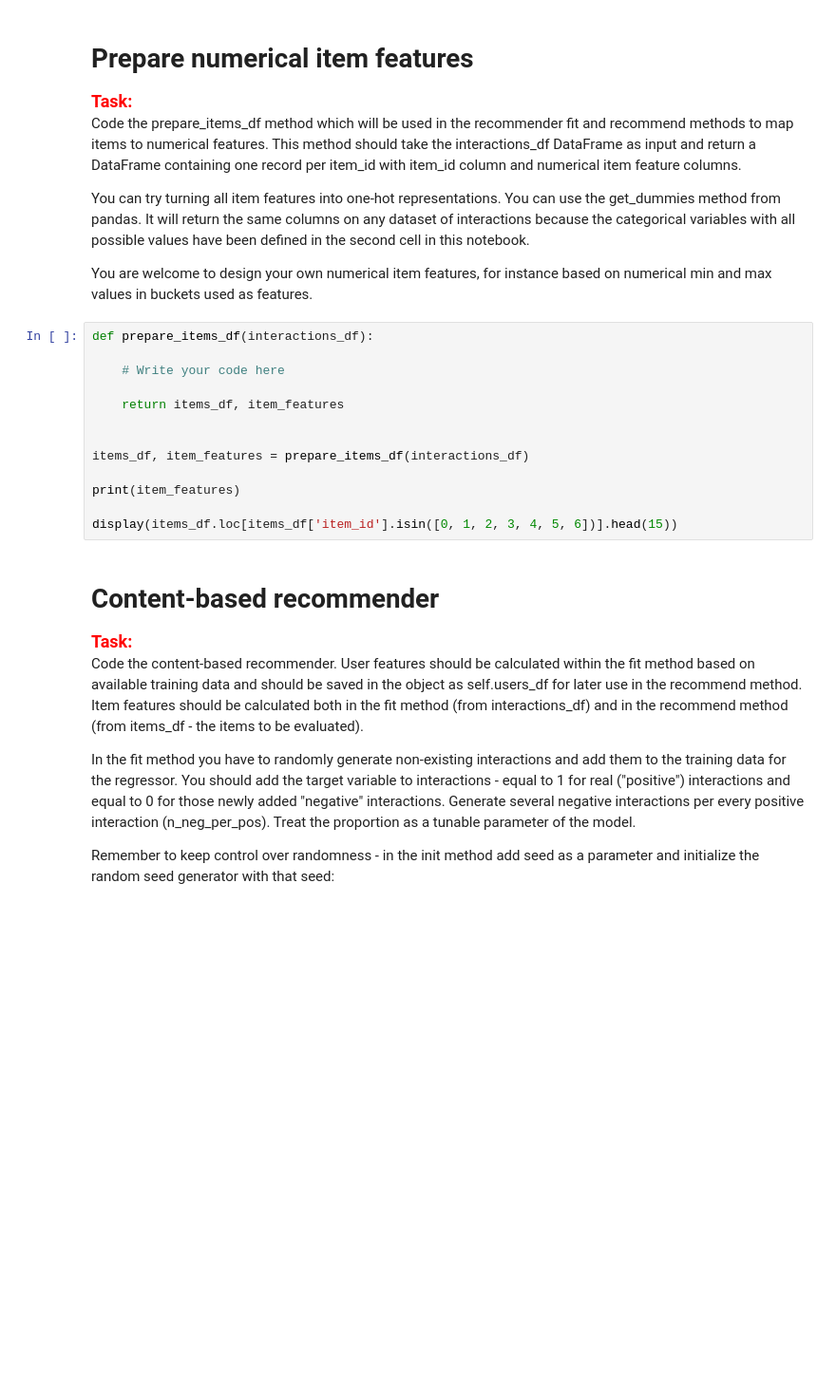
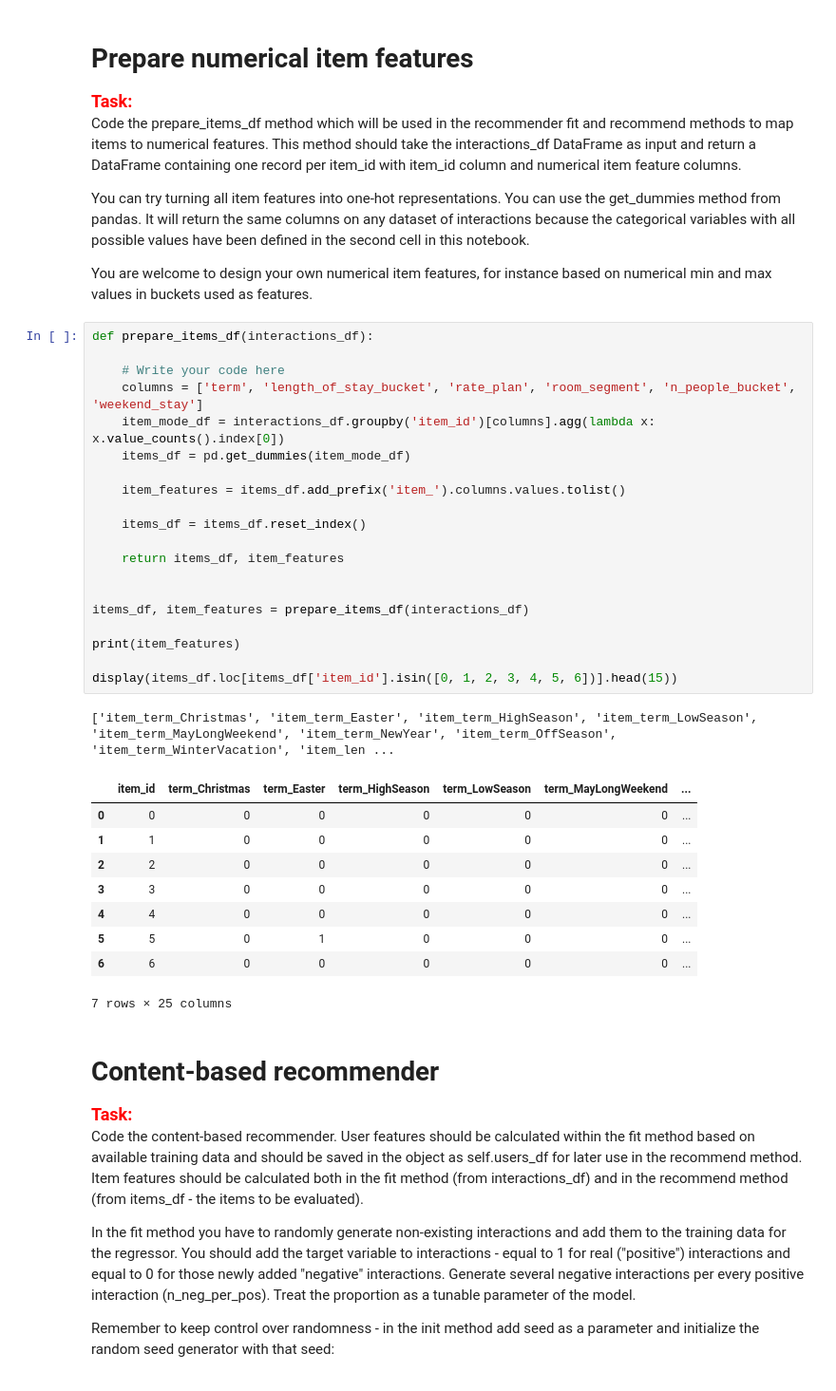
Before and after one commit to dansilecki/recommender-systems-project1, a Jupyter notebook: project_1_recommender_and_evaluation.ipynb, the cells around one changed output. Shown: that part at 95% size. Cells and saved outputs as stored; diff of their text form; blank space fills up the shorter version.

```diff
--- a/project_1_recommender_and_evaluation.ipynb
+++ b/project_1_recommender_and_evaluation.ipynb
@@ -110,16 +131,34 @@ You are welcome to design your own numerical item features, for instance based o
 # %%
 def prepare_items_df(interactions_df):
 
     # Write your code here
+    columns = ['term', 'length_of_stay_bucket', 'rate_plan', 'room_segment', 'n_people_bucket', 'weekend_stay']
+    item_mode_df = interactions_df.groupby('item_id')[columns].agg(lambda x: x.value_counts().index[0])
+    items_df = pd.get_dummies(item_mode_df)
+
+    item_features = items_df.add_prefix('item_').columns.values.tolist()
+
+    items_df = items_df.reset_index()
 
     return items_df, item_features
 
 
 items_df, item_features = prepare_items_df(interactions_df)
 
 print(item_features)
 
 display(items_df.loc[items_df['item_id'].isin([0, 1, 2, 3, 4, 5, 6])].head(15))
+# %% [output]
+['item_term_Christmas', 'item_term_Easter', 'item_term_HighSeason', 'item_term_LowSeason', 'item_term_MayLongWeekend', 'item_term_NewYear', 'item_term_OffSeason', 'item_term_WinterVacation', 'item_len ...
+|  | item_id | term_Christmas | term_Easter | term_HighSeason | term_LowSeason | term_MayLongWeekend | ... |
+| 0 | 0 | 0 | 0 | 0 | 0 | 0 | ... |
+| 1 | 1 | 0 | 0 | 0 | 0 | 0 | ... |
+| 2 | 2 | 0 | 0 | 0 | 0 | 0 | ... |
+| 3 | 3 | 0 | 0 | 0 | 0 | 0 | ... |
+| 4 | 4 | 0 | 0 | 0 | 0 | 0 | ... |
+| 5 | 5 | 0 | 1 | 0 | 0 | 0 | ... |
+| 6 | 6 | 0 | 0 | 0 | 0 | 0 | ... |
+7 rows × 25 columns
 # %% [markdown]
 # Content-based recommender
 
```
Also changed, not shown: parts of 2 cells of this notebook.
